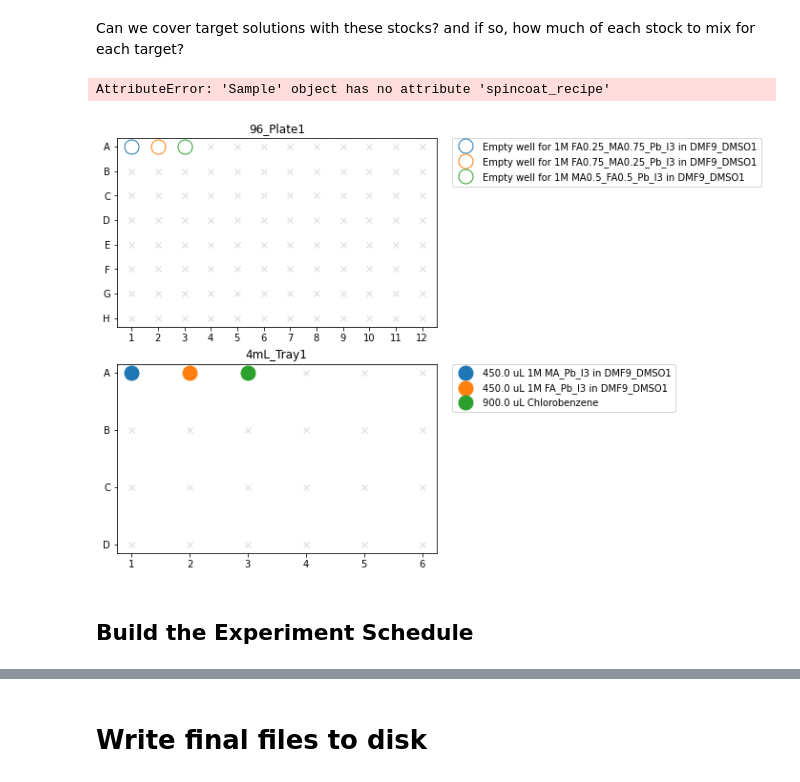
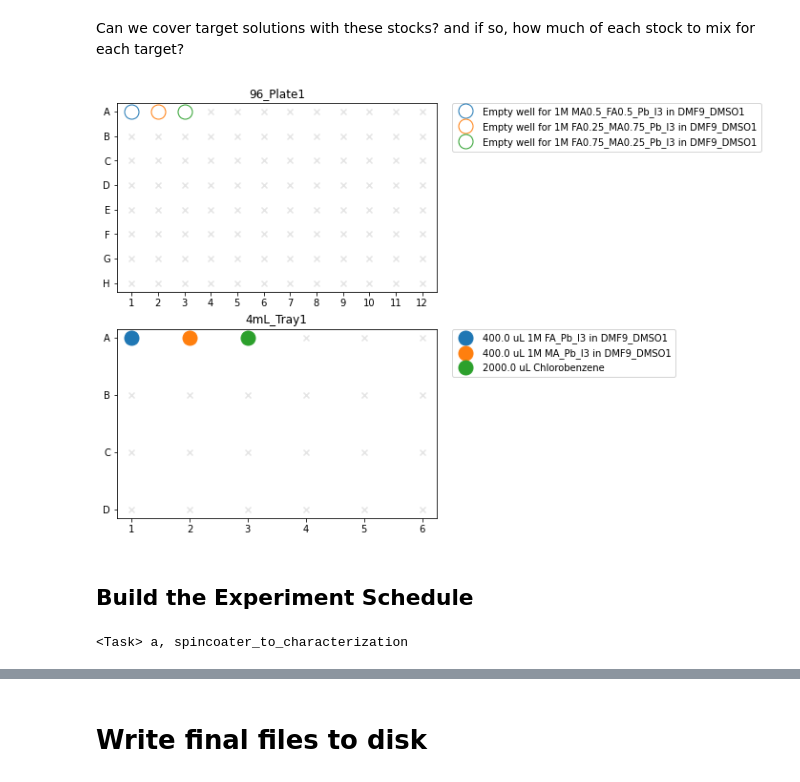
Before and after one commit to fenning-research-group/PASCAL, a Jupyter notebook: frgpascal/Examples/20210703 Planning Phase.ipynb, the cells around one changed output, grey strips where cells are left out. Saved outputs shown, nothing was run; the diff lists cells and outputs as text; code cells hidden in the pictures.

```diff
--- a/frgpascal/Examples/20210703 Planning Phase.ipynb
+++ b/frgpascal/Examples/20210703 Planning Phase.ipynb
@@ -21,9 +26,9 @@ def handle_liquids(samples, unique_solutions, min_volume=50):
     min_volume = 50
     solution_details = {s:dict(volume=0, labware=None, slot=None) for s in unique_solutions}
     for s in samples:
-        for sc in [task for task in s.worlist if isinstance(task, Spincoat)]:
+        for sc in [task for task in s.worklist if isinstance(task, Spincoat)]:
             for d in sc.drops:
-                    solution_details[d.solution]['volume'] += d.solution_volume
+                    solution_details[d.solution]['volume'] += d.volume
 
     for sol, v in solution_details.items():
         v['volume'] = max(min_volume, v['volume'])
@@ -54,7 +59,7 @@ def handle_liquids(samples, unique_solutions, min_volume=50):
         solution_details[solution]['slot'] = slot
 
     for s in samples:
-        for sc in [task for task in s.worlist if isinstance(task, Spincoat)]:
+        for sc in [task for task in s.worklist if isinstance(task, Spincoat)]:
             for drop in sc.drops:
                 d = solution_details[solution]
                 drop.well = {
@@ -459,25 +464,30 @@ stock_solutions = [
 Can we cover target solutions with these stocks? and if so, how much of each stock to mix for each target?
 # %%
 solution_details, mixing_netlist = handle_liquids(samples, unique_solutions)
-# %% [output]
-AttributeError: 'Sample' object has no attribute 'spincoat_recipe'
 # %%
 ll_with_solutions = [
     ll for ll in solution_storage
     if len(ll.contents) > 0
 ]
 
 fig, ax = plt.subplots(len(ll_with_solutions), 1, figsize=(6,4*len(ll_with_solutions)))
 try:
-    ax = ax.flat()
+    ax = ax.flat
 except:
     ax = [ax]
-for ll, ax_ in zip(ll_with_solutions, ax.flat):
+for ll, ax_ in zip(ll_with_solutions, ax):
     ll.plot(solution_details=solution_details, ax=ax_)
 plt.savefig("solution_map.jpeg", dpi=150, bbox_inches='tight')
 # %% [output]
-[figure, old version]
+[figure, new version]
 # %% [markdown]
 ## Build the Experiment Schedule
+# %%
+Task(
+    sample='a',
+    task='spincoater_to_characterization',
+)
+# %% [output]
+<Task> a, spincoater_to_characterization
 # %%
 for s in samples:
```
Also changed, not shown: parts of 7 cells of this notebook, 5 other files.
